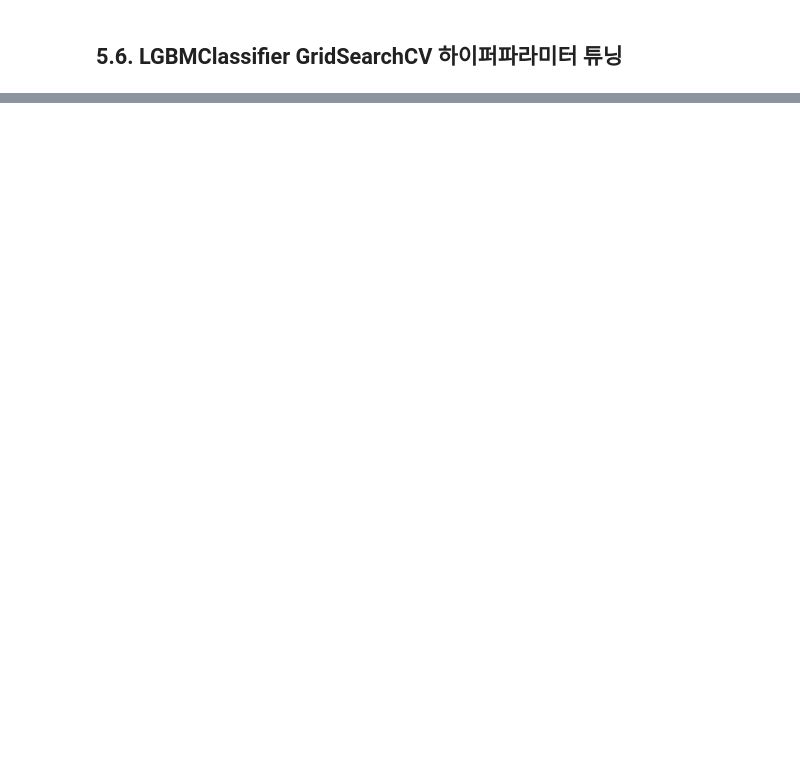
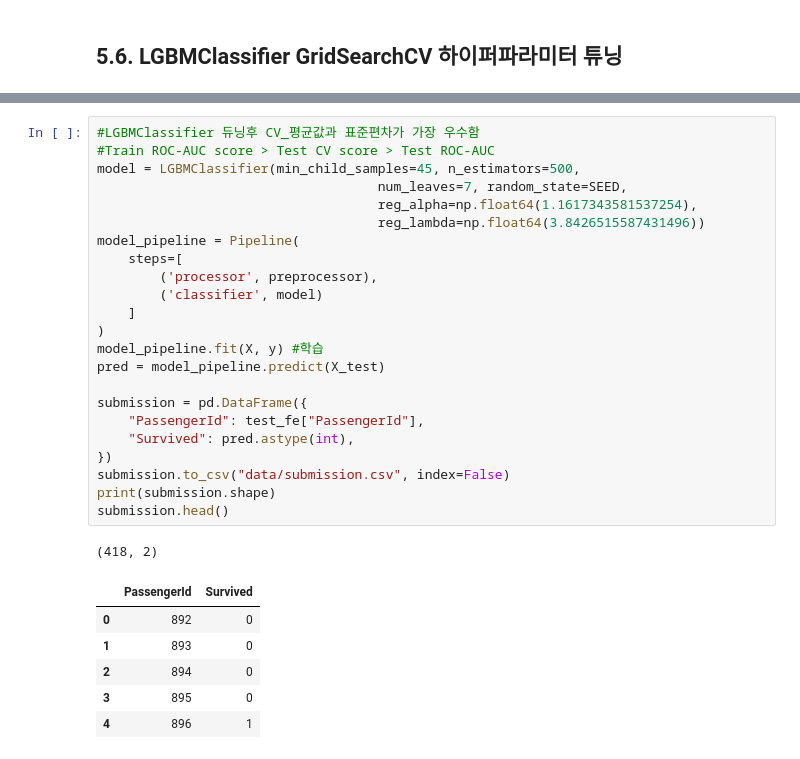
Before and after one commit to doosung-bang/AI_Sprint, a Jupyter notebook: 스프린트미션/미션3_4팀_방두성.ipynb, the cells around one changed output, grey strips where cells are left out. Cells and saved outputs as stored; diff of their text form; blank space fills up the shorter version.

```diff
--- a/스프린트미션/미션3_4팀_방두성.ipynb
+++ b/스프린트미션/미션3_4팀_방두성.ipynb
@@ -1378,0 +1631,31 @@ LGBM Boosting           0.798883  0.718750   0.779661  0.666667  0.837352
+# %%
+#LGBMClassifier 듀닝후 CV_평균값과 표준편차가 가장 우수함
+#Train ROC-AUC score > Test CV score > Test ROC-AUC
+model = LGBMClassifier(min_child_samples=45, n_estimators=500,
+                                    num_leaves=7, random_state=SEED,
+                                    reg_alpha=np.float64(1.1617343581537254),
+                                    reg_lambda=np.float64(3.8426515587431496))
+model_pipeline = Pipeline(
+    steps=[
+        ('processor', preprocessor),
+        ('classifier', model)
+    ]
+)
+model_pipeline.fit(X, y) #학습
+pred = model_pipeline.predict(X_test)
+
+submission = pd.DataFrame({
+    "PassengerId": test_fe["PassengerId"],
+    "Survived": pred.astype(int),
+})
+submission.to_csv("data/submission.csv", index=False)
+print(submission.shape)
+submission.head()
+# %% [output]
+(418, 2)
+|  | PassengerId | Survived |
+| 0 | 892 | 0 |
+| 1 | 893 | 0 |
+| 2 | 894 | 0 |
+| 3 | 895 | 0 |
+| 4 | 896 | 1 |
```
Also changed, not shown: parts of 36 cells of this notebook, 8 other files.
